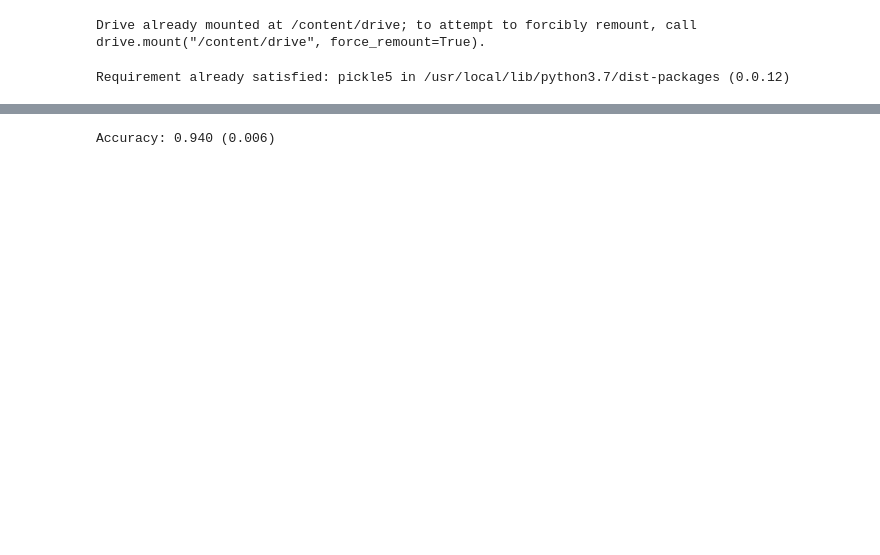
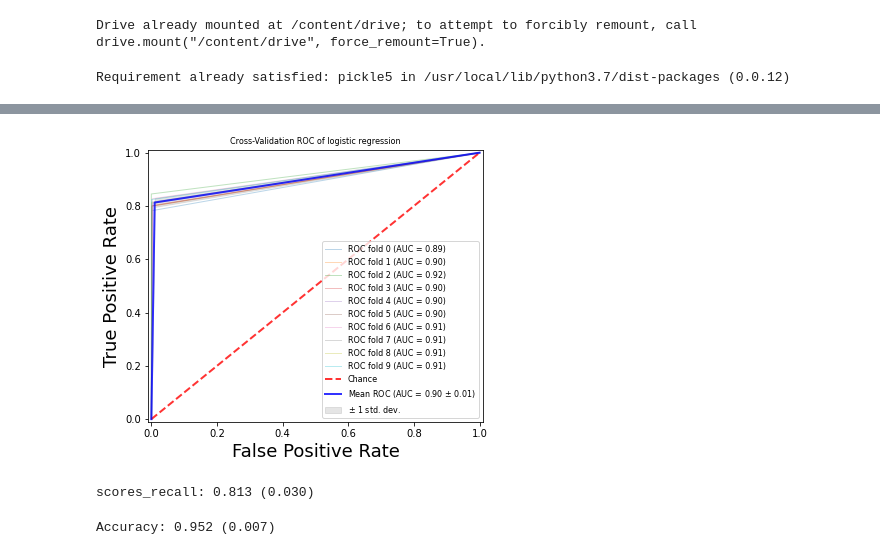
Before and after one commit to jnsbrdbr/new_thesiis, a Jupyter notebook: 9.5_svm_linear_prediction.ipynb, the cells around one changed output, grey strips where cells are left out. Saved outputs shown, nothing was run; the diff lists cells and outputs as text; code cells hidden in the pictures; blank space fills up the shorter version.

```diff
--- a/9.5_svm_linear_prediction.ipynb
+++ b/9.5_svm_linear_prediction.ipynb
@@ -88,9 +80,0 @@ print(score)
-# %%
-#Accuracy
-
-print('Accuracy: ',metrics.accuracy_score(y_test, y_pred))
-print('\n')
-#plotting confusion_matrix
-
-confusion_matrix = pd.crosstab(y_test, y_pred, rownames=['Actual'], colnames=['Predicted'])
-sns.heatmap(confusion_matrix, annot=True)
@@ -100,0 +81,4 @@ Accuracy:  0.9240857503152585
+# %%
+#The model
+
+model=svm.LinearSVC(C=0.01,max_iter=10000)
@@ -101,10 +223,70 @@ Accuracy:  0.9240857503152585
+# %%
+#ROC_AUC
+
+
+kf = KFold(n_splits=10,shuffle=True)
+tprs = []
+aucs = []
+fpr_lst=list()
+tpr_lst=list()
+mean_fpr = np.linspace(0, 1, 100)
+plt.figure(figsize=(6,5))
+i = 0
+for _ , _ in kf.split(X,y):
+    # Compute ROC curve and area the curve
+    #fpr, tpr, thresholds = roc_curve(Y_test_lst[i],res_probas_[i][:,1] )
+    fpr, tpr, thresholds = roc_curve(Y_test_lst[i],pred_values_lst[i])
+    fpr_lst.append(mean(fpr))
+    tpr_lst.append(mean(tpr))
+    tprs.append(np.interp(mean_fpr, fpr, tpr))
+    tprs[-1][0] = 0.0
+    roc_auc = auc(fpr, tpr)
+    aucs.append(roc_auc)
+    plt.plot(fpr, tpr, lw=1, alpha=0.3,
+             label='ROC fold %d (AUC = %0.2f)' % (i, roc_auc))
+    i += 1
+
+plt.plot([0, 1], [0, 1], linestyle='--', lw=2, color='r',
+         label='Chance', alpha=.8)
+
+mean_tpr = np.mean(tprs, axis=0)
+mean_tpr[-1] = 1.0
+mean_auc = auc(mean_fpr, mean_tpr)
+std_auc = np.std(aucs)
+plt.plot(mean_fpr, mean_tpr, color='b',
+         label=r'Mean ROC (AUC = %0.2f $\pm$ %0.2f)' % (mean_auc, std_auc),
+         lw=2, alpha=.8)
+std_tpr = np.std(tprs, axis=0)
+tprs_upper = np.minimum(mean_tpr + std_tpr, 1)
+tprs_lower = np.maximum(mean_tpr - std_tpr, 0)
+plt.fill_between(mean_fpr, tprs_lower, tprs_upper, color='grey', alpha=.2,
+                 label=r'$\pm$ 1 std. dev.')
+
+plt.xlim([-0.01, 1.01])
+plt.ylim([-0.01, 1.01])
+plt.xlabel('False Positive Rate',fontsize=18)
+plt.ylabel('True Positive Rate',fontsize=18)
+plt.title('Cross-Validation ROC of logistic regression',fontsize=8)
+plt.legend(loc="lower right", prop={'size': 8})
+plt.show()
+# %% [output]
+[figure, added]
+# %%
+#recall/TPR
+
+cv = KFold(n_splits=10, shuffle=True)#, shuffle=True, random_state=42
+scores_recall = cross_val_score(model,X, y, scoring='recall', cv=cv)
+
+print('scores_recall: %.3f (%.3f)' % (mean(scores_recall), std(scores_recall)))
+# %% [output]
+scores_recall: 0.813 (0.030)
 # %%
 #cross_validation and accracy
 
 cv = KFold(n_splits=10, shuffle=True)#, random_state=42
-scores = cross_val_score(svclassifier, X, y, scoring='accuracy', cv=cv)
+scores = cross_val_score(model, X, y, scoring='accuracy', cv=cv)
 
 print('Accuracy: %.3f (%.3f)' % (mean(scores), std(scores)))
 # %% [output]
-Accuracy: 0.940 (0.006)
+Accuracy: 0.952 (0.007)
 # %%
```
Also changed, not shown: parts of 15 cells of this notebook.
